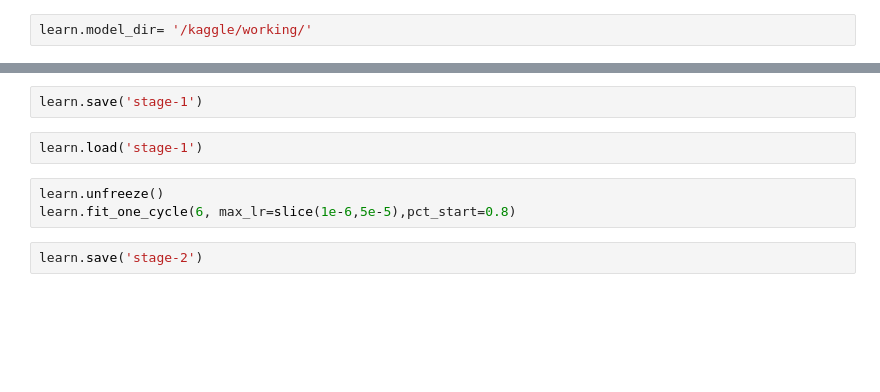
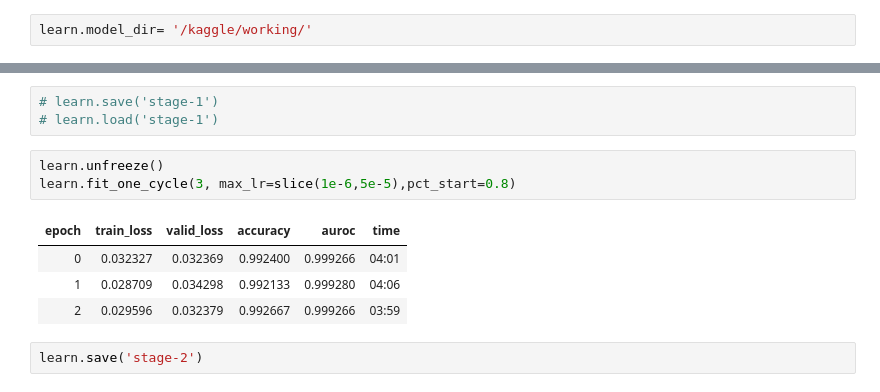
Before and after one commit to Stan-Lin/2nd-ML100Days, a Jupyter notebook: final_exam/dog_cat/Cats&Dogs_Classification.ipynb, the cells around one changed output, grey strips where cells are left out. Drawn from its saved outputs; the diff is of its cells as text; blank space fills up the shorter version.

```diff
--- a/final_exam/dog_cat/Cats&Dogs_Classification.ipynb
+++ b/final_exam/dog_cat/Cats&Dogs_Classification.ipynb
@@ -95,10 +527,14 @@ learn.recorder.plot(suggestion=True)
 # %%
-learn.save('stage-1')
+# learn.save('stage-1')
+# learn.load('stage-1')
-# %%
-learn.load('stage-1')
 # %%
 learn.unfreeze()
-learn.fit_one_cycle(6, max_lr=slice(1e-6,5e-5),pct_start=0.8)
+learn.fit_one_cycle(3, max_lr=slice(1e-6,5e-5),pct_start=0.8)
+# %% [output]
+| epoch | train_loss | valid_loss | accuracy | auroc | time |
+| 0 | 0.032327 | 0.032369 | 0.992400 | 0.999266 | 04:01 |
+| 1 | 0.028709 | 0.034298 | 0.992133 | 0.999280 | 04:06 |
+| 2 | 0.029596 | 0.032379 | 0.992667 | 0.999266 | 03:59 |
 # %%
 learn.save('stage-2')
 # %% [markdown]
```
Also changed, not shown: parts of 23 cells of this notebook, 1 other file.
